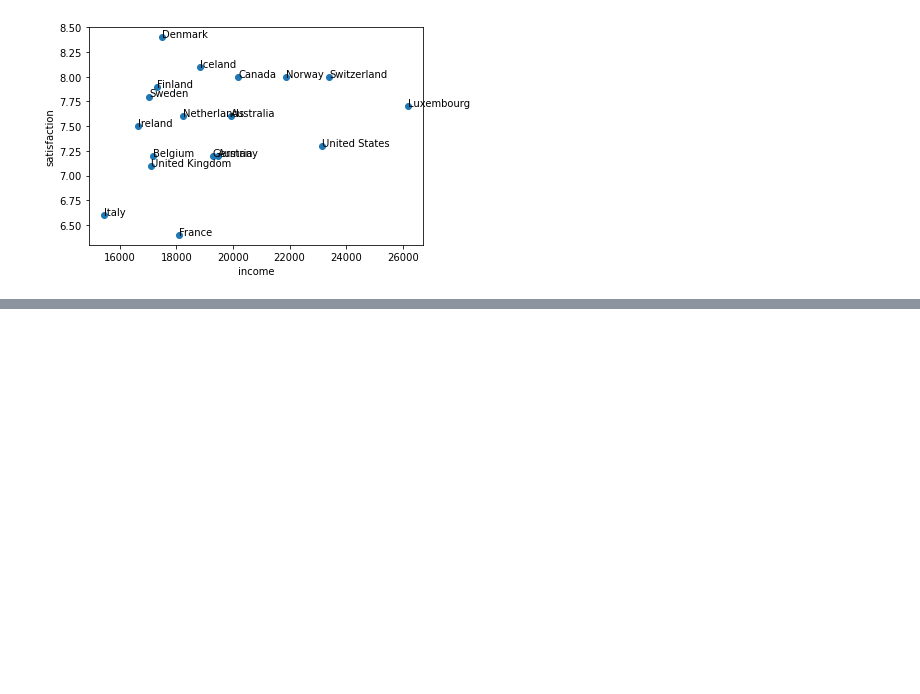
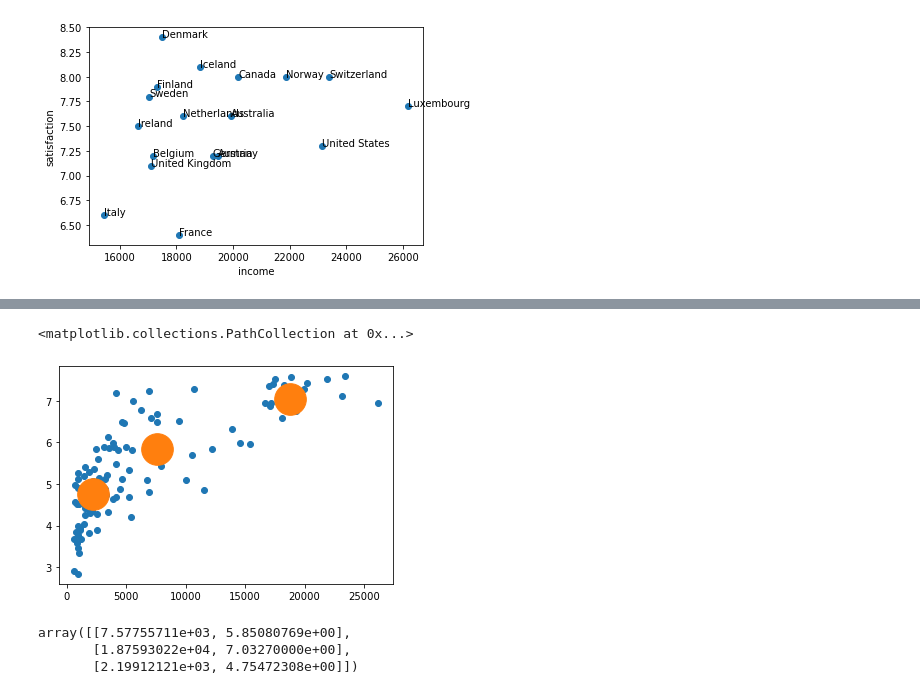
Before and after one commit to AiJared/Data-Science-1-Happy-Income-Score, a Jupyter notebook: Coursera Peer Assignment on Pandas.ipynb, the cells around one changed output, grey strips where cells are left out. Drawn from its saved outputs; the diff is of its cells as text; code cells hidden in the pictures; blank space fills up the shorter version.

Commit message:
Using Kmeans to interprete the data

```diff
--- a/Coursera Peer Assignment on Pandas.ipynb
+++ b/Coursera Peer Assignment on Pandas.ipynb
@@ -117,0 +118,22 @@ plt.scatter(income, happy, s=ineq*10, alpha=0.25)
+# %%
+# Using KMeans to interprete the data
+from sklearn.cluster import KMeans
+import numpy as np
+
+income_happy = np.column_stack((income, happy))
+
+clusters = km_res.cluster_centers_
+
+km_res = KMeans(n_clusters=3).fit(income_happy)
+
+plt.scatter(income, happy)
+plt.scatter(clusters[:,0], clusters[:,1], s=1000)
+# %% [output]
+<matplotlib.collections.PathCollection at 0x...>
+[figure, added]
+# %%
+km_res.cluster_centers_
+# %% [output]
+array([[7.57755711e+03, 5.85080769e+00],
+       [1.87593022e+04, 7.03270000e+00],
+       [2.19912121e+03, 4.75472308e+00]])
```
Also changed, not shown: parts of 2 cells of this notebook.
